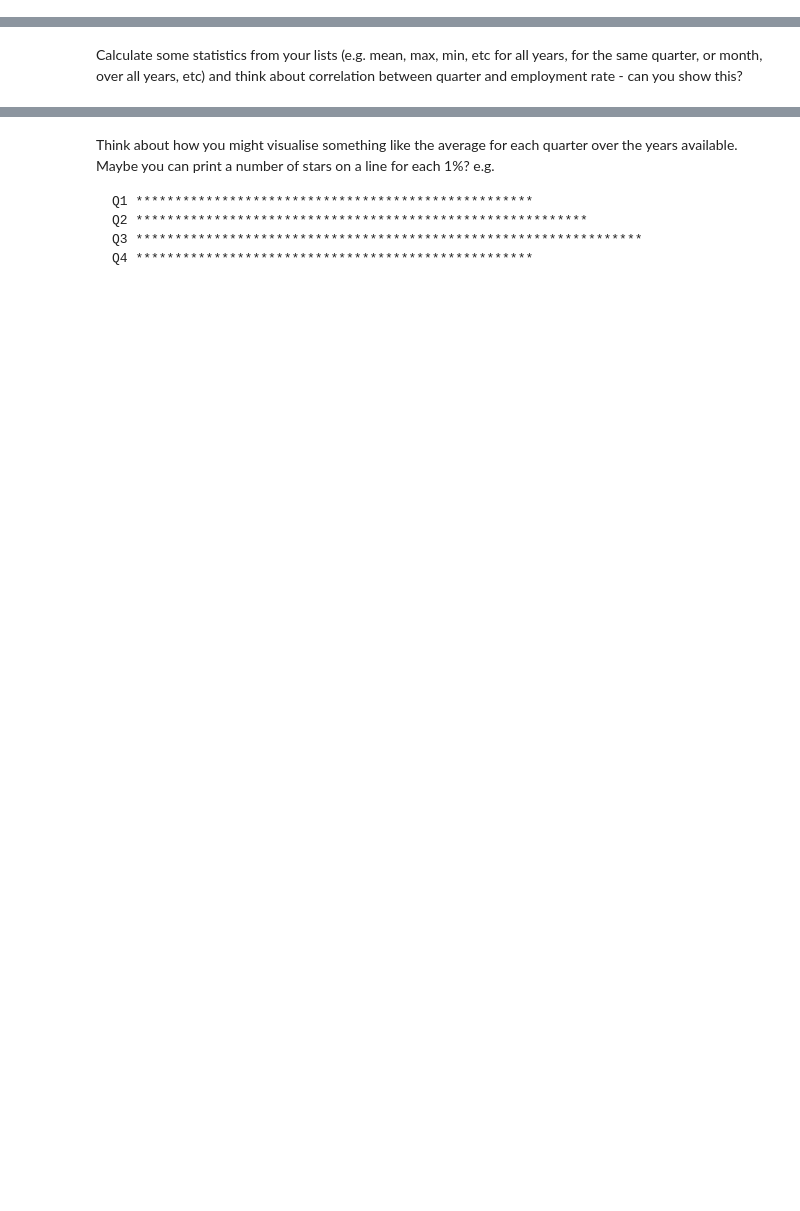
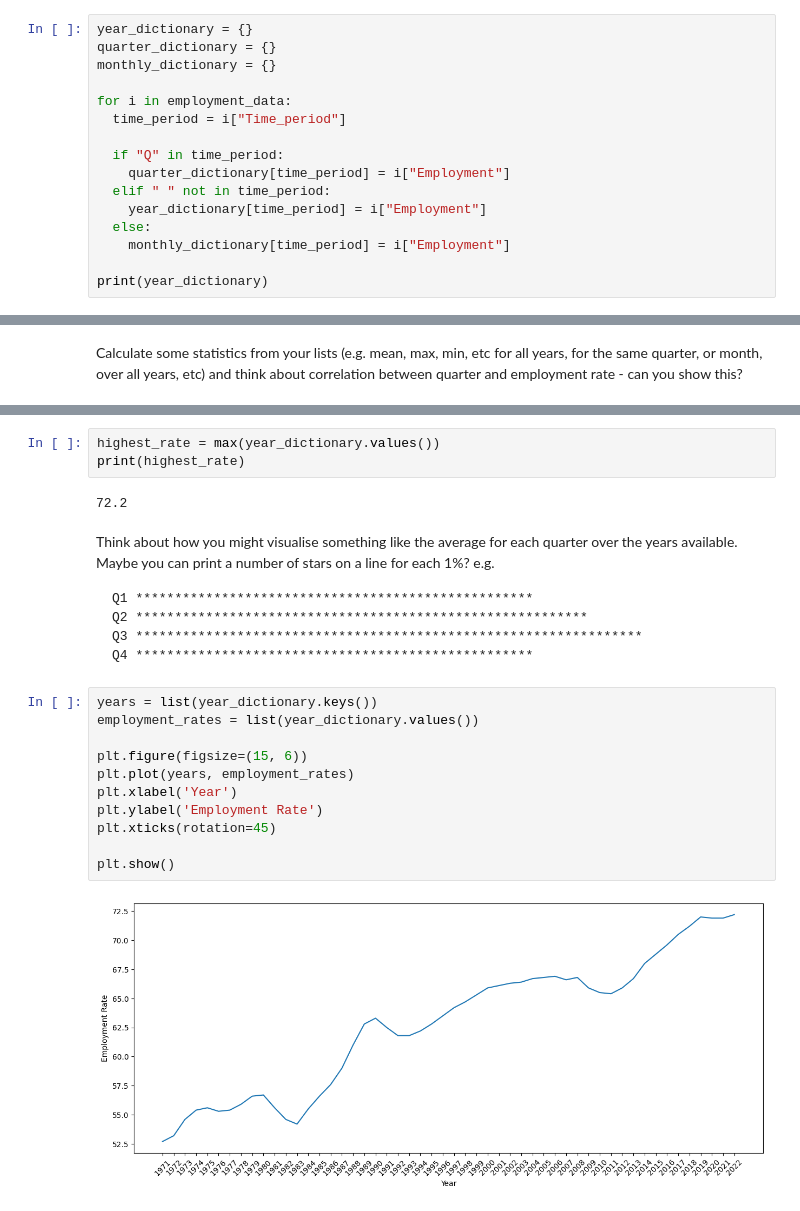
Before and after one commit to veronikacoding/data-and-python, a Jupyter notebook: Projects/Female_employment_data_lists.ipynb, the cells around one changed output, grey strips where cells are left out. Cells and saved outputs as stored; diff of their text form; blank space fills up the shorter version.

````diff
--- a/Projects/Female_employment_data_lists.ipynb
+++ b/Projects/Female_employment_data_lists.ipynb
@@ -54,0 +46,16 @@ for index, row in q1_employment_figures.iterrows():
+# %%
+year_dictionary = {}
+quarter_dictionary = {}
+monthly_dictionary = {}
+
+for i in employment_data:
+  time_period = i["Time_period"]
+
+  if "Q" in time_period:
+    quarter_dictionary[time_period] = i["Employment"]
+  elif " " not in time_period:
+    year_dictionary[time_period] = i["Employment"]
+  else:
+    monthly_dictionary[time_period] = i["Employment"]
+
+print(year_dictionary)
@@ -84,3 +84,8 @@ print("This shows that there isn't a big difference between which quarter (Q1 or
+# %%
+highest_rate = max(year_dictionary.values())
+print(highest_rate)
+# %% [output]
+72.2
 # %% [markdown]
 Think about how you might visualise something like the average for each quarter over the years available.  Maybe you can print a number of stars on a line for each 1%?  e.g.
 
@@ -90,3 +95,16 @@ Q2 **********************************************************
 Q3 *****************************************************************
 Q4 ***************************************************
 ```
+# %%
+years = list(year_dictionary.keys())
+employment_rates = list(year_dictionary.values())
+
+plt.figure(figsize=(15, 6))
+plt.plot(years, employment_rates)
+plt.xlabel('Year')
+plt.ylabel('Employment Rate')
+plt.xticks(rotation=45)
+
+plt.show()
+# %% [output]
+[figure, added]
````
Also changed, not shown: parts of 12 cells of this notebook.
